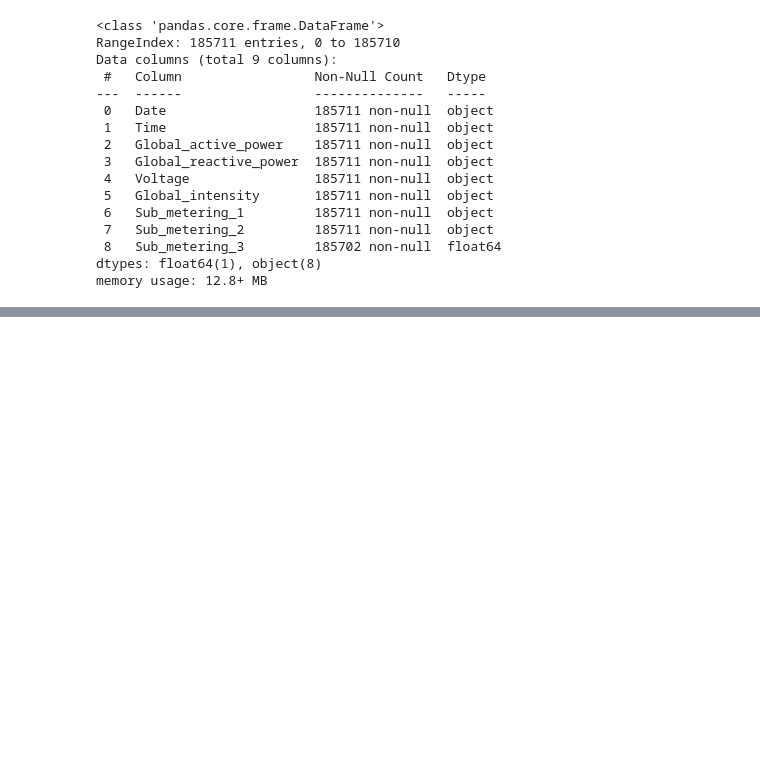
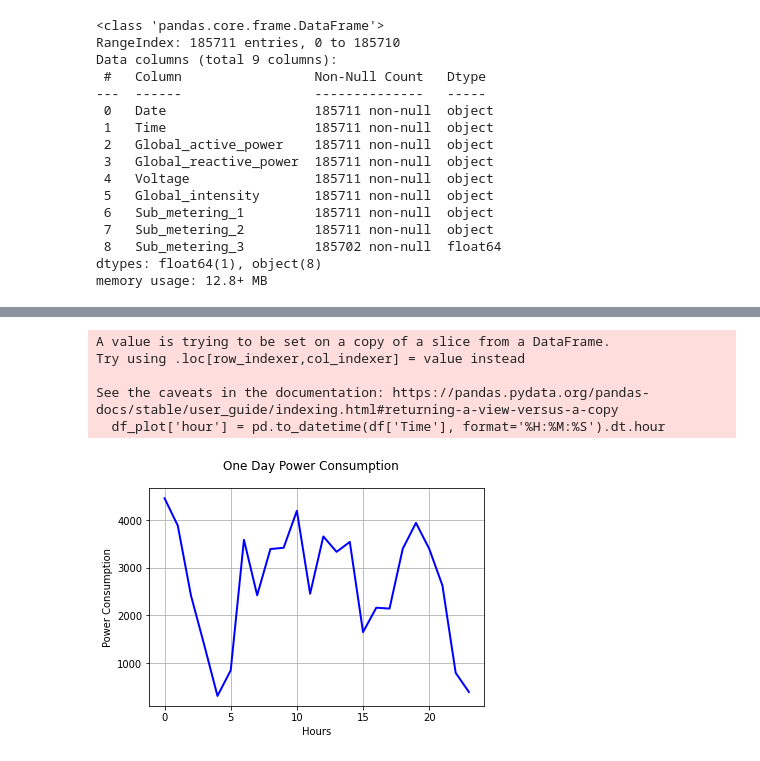
Before and after one commit to saifalbaghdadi/Household-Power-Consumption, a Jupyter notebook: Preprocessing.ipynb, the cells around one changed output, grey strips where cells are left out. Drawn from its saved outputs; the diff is of its cells as text; code cells hidden in the pictures; blank space fills up the shorter version.

```diff
--- a/Preprocessing.ipynb
+++ b/Preprocessing.ipynb
@@ -55,0 +136,7 @@ df.isnull().any(axis = 1).sum()
+# %%
+#Replace the missing date with '2007-01-20' because it's the same date before and after the missing date
+df['Date'] = df['Date'].replace(np.nan, '2007-01-20')
+# %%
+#Make changes to be all with the same unit ( change from KW to Watt-hour)
+df['Global_active_power'] = df['Global_active_power']*1000/60
+df['Global_reactive_power'] = df['Global_reactive_power']*1000/60
@@ -55,0 +155,9 @@ df.isnull().any(axis = 1).sum()
+# %%
+#Replace the missing values with the mean
+df['Global_active_power'] = df['Global_active_power'].replace(np.nan, 23.042456)
+df['Global_reactive_power'] = df['Global_reactive_power'].replace(np.nan, 2.027712)
+df['Voltage'] = df['Voltage'].replace(np.nan, 240.641969)
+df['Global_intensity'] = df['Global_intensity'].replace(np.nan, 5.852523)
+df['Sub_metering_1'] = df['Sub_metering_1'].replace(np.nan, 1.232561)
+df['Sub_metering_2'] = df['Sub_metering_2'].replace(np.nan, 1.783675)
+df['Sub_metering_3'] = df['Sub_metering_3'].replace(np.nan, 6.553521)
@@ -55,0 +236,19 @@ df.isnull().any(axis = 1).sum()
+# %%
+# Plot hourly Power Consumption for one day
+df_plot = df[df.Date == '18/2/2007']
+df_plot['hour'] = pd.to_datetime(df['Time'], format='%H:%M:%S').dt.hour
+hourly_data = df_plot[['hour', 'Global_active_power']]
+hourly_data = df_plot.groupby(['hour'], as_index = False)['Global_active_power'].agg('sum')
+plt.plot(hourly_data['hour'], hourly_data['Global_active_power'], 'b', linewidth=2.0)
+plt.xlabel('Hours')
+plt.ylabel('Power Consumption')
+plt.suptitle('One Day Power Consumption')
+plt.grid(True)
+plt.show()
+# %% [output]
+A value is trying to be set on a copy of a slice from a DataFrame.
+Try using .loc[row_indexer,col_indexer] = value instead
+
+See the caveats in the documentation: https://pandas.pydata.org/pandas-docs/stable/user_guide/indexing.html#returning-a-view-versus-a-copy
+  df_plot['hour'] = pd.to_datetime(df['Time'], format='%H:%M:%S').dt.hour
+[figure, added]
```
Also changed, not shown: parts of 23 cells of this notebook.
